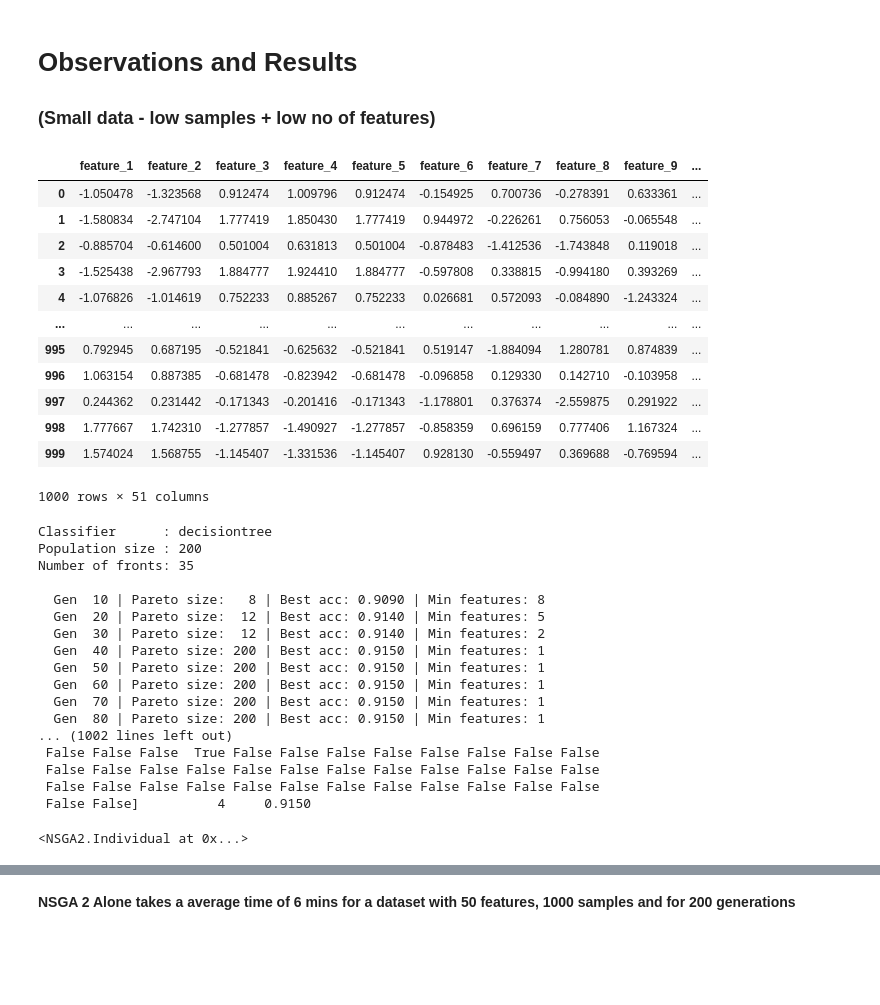
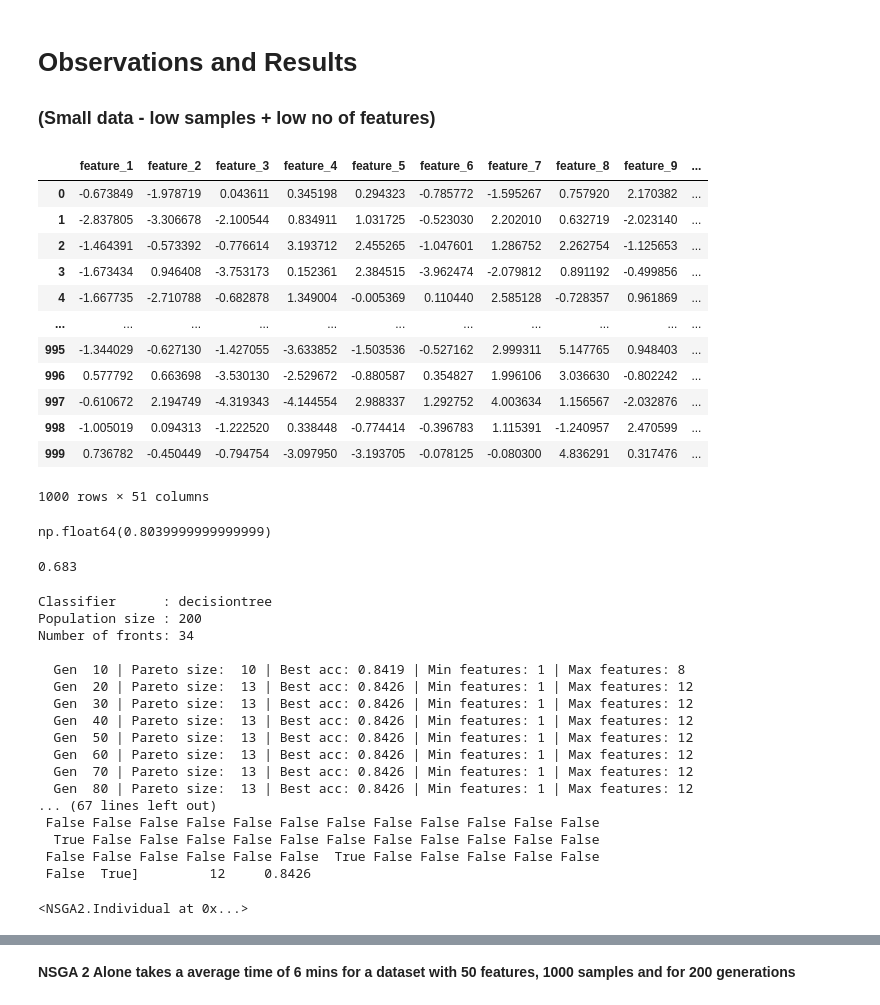
Before and after one commit to LalithKishore-S/CluMarPareto, a Jupyter notebook: Results_observations.ipynb, the cells around one changed output, grey strips where cells are left out. Cells and saved outputs as stored; diff of their text form; code cells hidden in the pictures; blank space fills up the shorter version.

Commit message:
NSGA2 improved version

```diff
--- a/Results_observations.ipynb
+++ b/Results_observations.ipynb
@@ -28,19 +28,37 @@ def generate_dataset(n_samples, n_features, n_informative, n_redundant, n_repeat
 ## <h1>Observations and Results
 <h3>(Small data - low samples + low no of features)
 # %%
-data = generate_dataset(n_samples = 1000, n_features = 50, n_informative = 2, n_redundant = 2, n_repeated = 1, n_classes = 2)
+data = generate_dataset(n_samples = 1000, n_features = 50, n_informative = 10, n_redundant = 0, n_repeated = 0, n_classes = 2)
 data
 # %% [output]
 |  | feature_1 | feature_2 | feature_3 | feature_4 | feature_5 | feature_6 | feature_7 | feature_8 | feature_9 | ... |
-| 0 | -1.050478 | -1.323568 | 0.912474 | 1.009796 | 0.912474 | -0.154925 | 0.700736 | -0.278391 | 0.633361 | ... |
-| 1 | -1.580834 | -2.747104 | 1.777419 | 1.850430 | 1.777419 | 0.944972 | -0.226261 | 0.756053 | -0.065548 | ... |
-| 2 | -0.885704 | -0.614600 | 0.501004 | 0.631813 | 0.501004 | -0.878483 | -1.412536 | -1.743848 | 0.119018 | ... |
-| 3 | -1.525438 | -2.967793 | 1.884777 | 1.924410 | 1.884777 | -0.597808 | 0.338815 | -0.994180 | 0.393269 | ... |
-| 4 | -1.076826 | -1.014619 | 0.752233 | 0.885267 | 0.752233 | 0.026681 | 0.572093 | -0.084890 | -1.243324 | ... |
+| 0 | -0.673849 | -1.978719 | 0.043611 | 0.345198 | 0.294323 | -0.785772 | -1.595267 | 0.757920 | 2.170382 | ... |
+| 1 | -2.837805 | -3.306678 | -2.100544 | 0.834911 | 1.031725 | -0.523030 | 2.202010 | 0.632719 | -2.023140 | ... |
+| 2 | -1.464391 | -0.573392 | -0.776614 | 3.193712 | 2.455265 | -1.047601 | 1.286752 | 2.262754 | -1.125653 | ... |
+| 3 | -1.673434 | 0.946408 | -3.753173 | 0.152361 | 2.384515 | -3.962474 | -2.079812 | 0.891192 | -0.499856 | ... |
+| 4 | -1.667735 | -2.710788 | -0.682878 | 1.349004 | -0.005369 | 0.110440 | 2.585128 | -0.728357 | 0.961869 | ... |
 | ... | ... | ... | ... | ... | ... | ... | ... | ... | ... | ... |
-| 995 | 0.792945 | 0.687195 | -0.521841 | -0.625632 | -0.521841 | 0.519147 | -1.884094 | 1.280781 | 0.874839 | ... |
-| 996 | 1.063154 | 0.887385 | -0.681478 | -0.823942 | -0.681478 | -0.096858 | 0.129330 | 0.142710 | -0.103958 | ... |
-| 997 | 0.244362 | 0.231442 | -0.171343 | -0.201416 | -0.171343 | -1.178801 | 0.376374 | -2.559875 | 0.291922 | ... |
-| 998 | 1.777667 | 1.742310 | -1.277857 | -1.490927 | -1.277857 | -0.858359 | 0.696159 | 0.777406 | 1.167324 | ... |
-| 999 | 1.574024 | 1.568755 | -1.145407 | -1.331536 | -1.145407 | 0.928130 | -0.559497 | 0.369688 | -0.769594 | ... |
+| 995 | -1.344029 | -0.627130 | -1.427055 | -3.633852 | -1.503536 | -0.527162 | 2.999311 | 5.147765 | 0.948403 | ... |
+| 996 | 0.577792 | 0.663698 | -3.530130 | -2.529672 | -0.880587 | 0.354827 | 1.996106 | 3.036630 | -0.802242 | ... |
+| 997 | -0.610672 | 2.194749 | -4.319343 | -4.144554 | 2.988337 | 1.292752 | 4.003634 | 1.156567 | -2.032876 | ... |
+| 998 | -1.005019 | 0.094313 | -1.222520 | 0.338448 | -0.774414 | -0.396783 | 1.115391 | -1.240957 | 2.470599 | ... |
+| 999 | 0.736782 | -0.450449 | -0.794754 | -3.097950 | -3.193705 | -0.078125 | -0.080300 | 4.836291 | 0.317476 | ... |
 1000 rows × 51 columns
+# %%
+from sklearn.tree import DecisionTreeClassifier
+from sklearn.model_selection import cross_val_score
+
+model = DecisionTreeClassifier(max_depth=5, random_state=42)  # shallow = sensitive to noise
+acc_score = cross_val_score(model, data.iloc[:,:-1].values, data.iloc[:,-1].values, cv=5, n_jobs=-1).mean()
+acc_score
+# %% [output]
+np.float64(0.8039999999999999)
+# %%
+from sklearn.ensemble import ExtraTreesClassifier
+model = ExtraTreesClassifier(n_estimators=10, bootstrap = True, oob_score=True, n_jobs=-1, random_state=42, max_depth=10)
+model.fit(data.iloc[:,:-1].values, data.iloc[:, -1].values)
+
+acc_score = model.oob_score_
+acc_score
+# %% [output]
+0.683
@@ -47,24 +69,24 @@ data
 # %%
 nsga = NSGA2_FS(classifier = 'decisiontree', population_size = 200)
-nsga.fit(data)
+nsga.fit(X_train, y_train)
 # %% [output]
 Classifier      : decisiontree
 Population size : 200
-Number of fronts: 35
+Number of fronts: 34
 
-  Gen  10 | Pareto size:   8 | Best acc: 0.9090 | Min features: 8
-  Gen  20 | Pareto size:  12 | Best acc: 0.9140 | Min features: 5
-  Gen  30 | Pareto size:  12 | Best acc: 0.9140 | Min features: 2
-  Gen  40 | Pareto size: 200 | Best acc: 0.9150 | Min features: 1
-  Gen  50 | Pareto size: 200 | Best acc: 0.9150 | Min features: 1
-  Gen  60 | Pareto size: 200 | Best acc: 0.9150 | Min features: 1
-  Gen  70 | Pareto size: 200 | Best acc: 0.9150 | Min features: 1
-  Gen  80 | Pareto size: 200 | Best acc: 0.9150 | Min features: 1
-... (1002 lines left out)
- False False False  True False False False False False False False False
+  Gen  10 | Pareto size:  10 | Best acc: 0.8419 | Min features: 1 | Max features: 8
+  Gen  20 | Pareto size:  13 | Best acc: 0.8426 | Min features: 1 | Max features: 12
+  Gen  30 | Pareto size:  13 | Best acc: 0.8426 | Min features: 1 | Max features: 12
+  Gen  40 | Pareto size:  13 | Best acc: 0.8426 | Min features: 1 | Max features: 12
+  Gen  50 | Pareto size:  13 | Best acc: 0.8426 | Min features: 1 | Max features: 12
+  Gen  60 | Pareto size:  13 | Best acc: 0.8426 | Min features: 1 | Max features: 12
+  Gen  70 | Pareto size:  13 | Best acc: 0.8426 | Min features: 1 | Max features: 12
+  Gen  80 | Pareto size:  13 | Best acc: 0.8426 | Min features: 1 | Max features: 12
+... (67 lines left out)
  False False False False False False False False False False False False
- False False False False False False False False False False False False
- False False]          4     0.9150
+  True False False False False False False False False False False False
+ False False False False False False  True False False False False False
+ False  True]         12     0.8426
 <NSGA2.Individual at 0x...>
 # %%
 sol = nsga.find_knee_point(nsga.pareto_front_)
```
Also changed, not shown: parts of 3 cells of this notebook, 2 other files.
